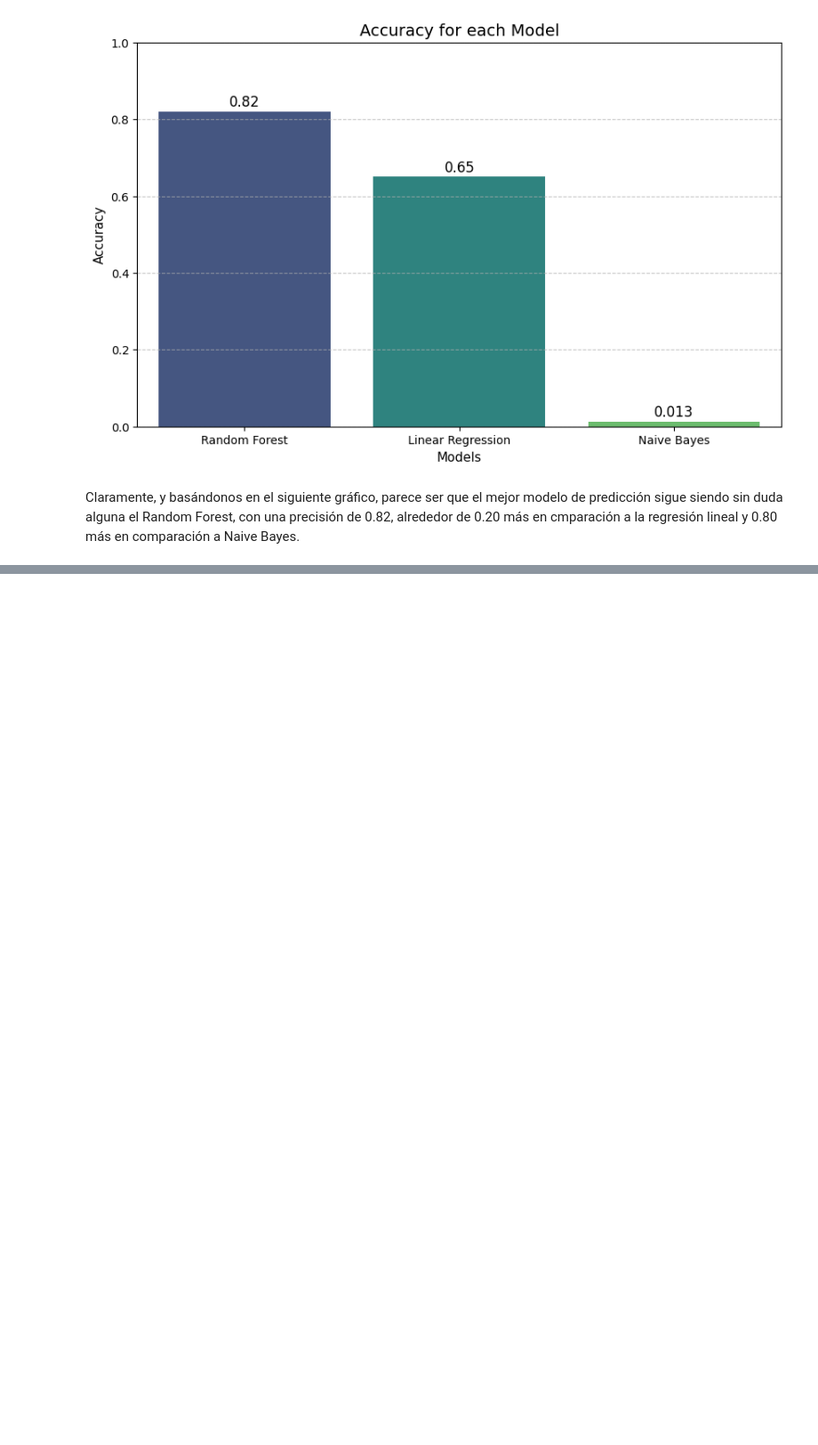
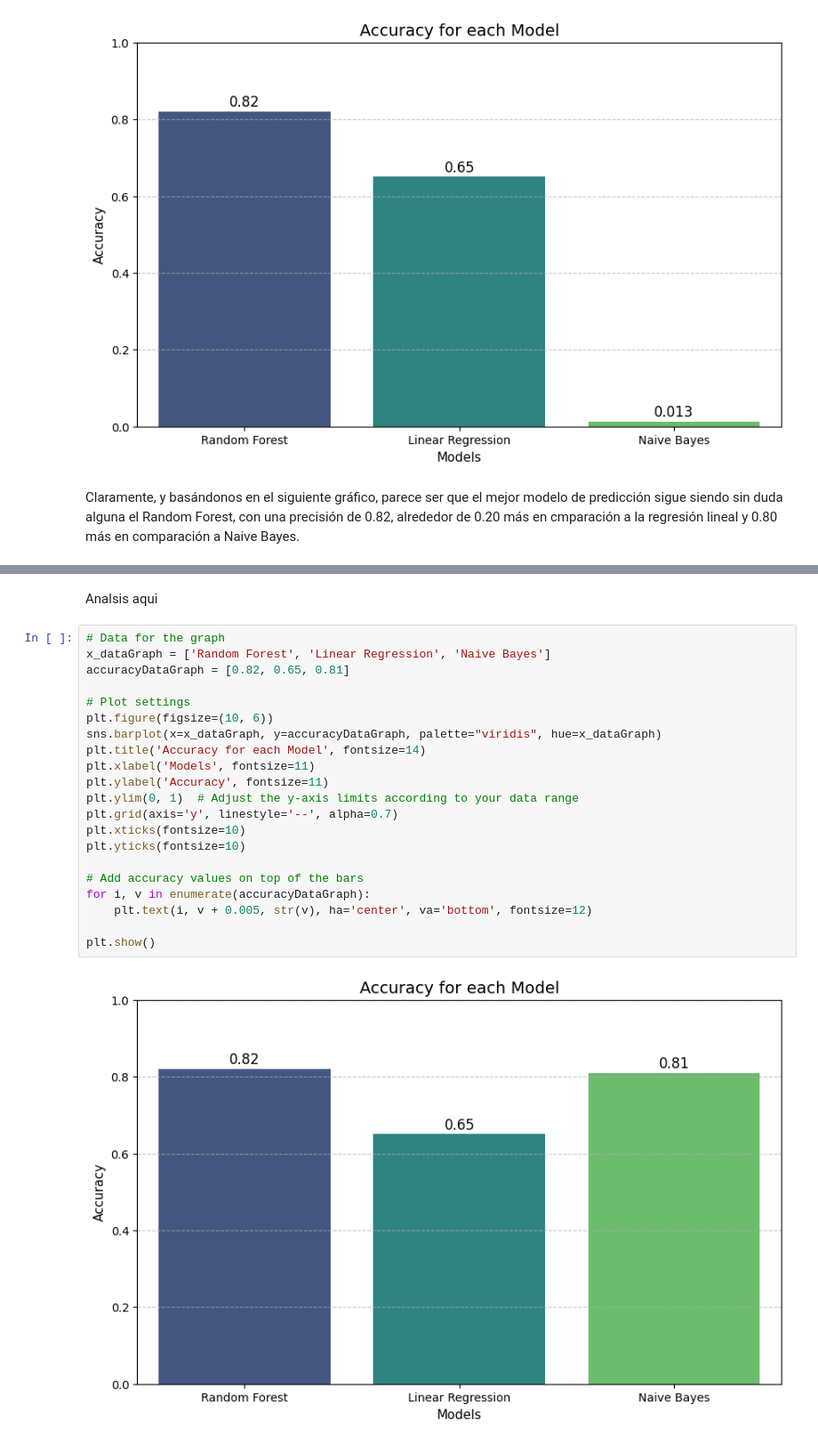
Before and after one commit to MelissaPerez09/HT05-DataMining, a Jupyter notebook: naiveBayes.ipynb, the cells around one changed output, grey strips where cells are left out. Shown: that part at 89% size. Saved outputs shown, nothing was run; the diff lists cells and outputs as text; blank space fills up the shorter version.

```diff
--- a/naiveBayes.ipynb
+++ b/naiveBayes.ipynb
@@ -227,0 +282,25 @@ Claramente, y basándonos en el siguiente gráfico, parece ser que el mejor mode
+# %% [markdown]
+Analsis aqui
+# %%
+# Data for the graph
+x_dataGraph = ['Random Forest', 'Linear Regression', 'Naive Bayes']
+accuracyDataGraph = [0.82, 0.65, 0.81]
+
+# Plot settings
+plt.figure(figsize=(10, 6))
+sns.barplot(x=x_dataGraph, y=accuracyDataGraph, palette="viridis", hue=x_dataGraph)
+plt.title('Accuracy for each Model', fontsize=14)
+plt.xlabel('Models', fontsize=11)
+plt.ylabel('Accuracy', fontsize=11)
+plt.ylim(0, 1)  # Adjust the y-axis limits according to your data range
+plt.grid(axis='y', linestyle='--', alpha=0.7)
+plt.xticks(fontsize=10)
+plt.yticks(fontsize=10)
+
+# Add accuracy values on top of the bars
+for i, v in enumerate(accuracyDataGraph):
+    plt.text(i, v + 0.005, str(v), ha='center', va='bottom', fontsize=12)
+
+plt.show()
+# %% [output]
+[figure, added]
```
Also changed, not shown: parts of 10 cells of this notebook.
